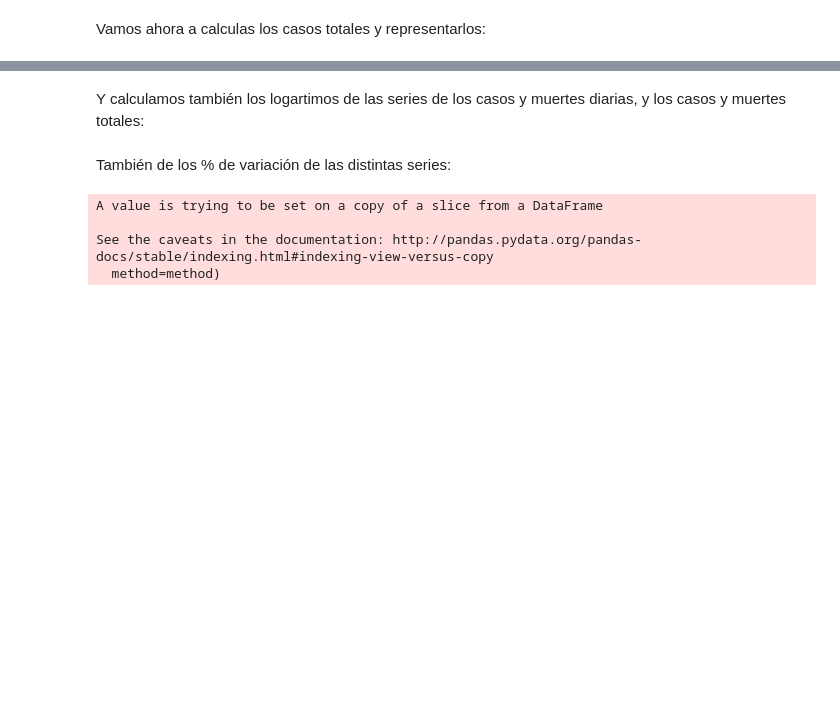
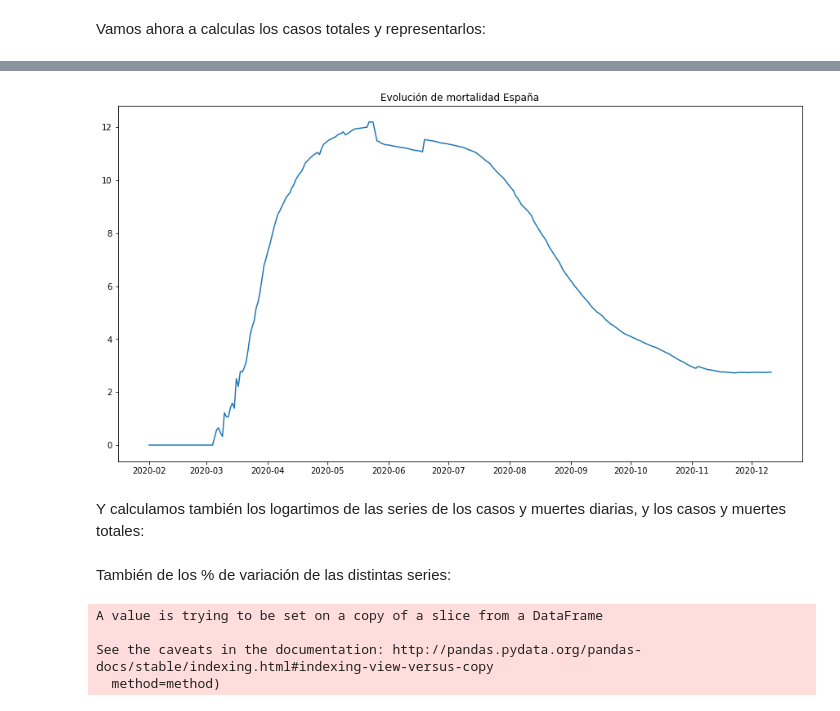
Before and after one commit to IllanL/analisis_coronavirus, a Jupyter notebook: 3) Análisis de datos por países/Análisis de datos por países.ipynb, the cells around one changed output, grey strips where cells are left out. Saved outputs shown, nothing was run; the diff lists cells and outputs as text; code cells hidden in the pictures; blank space fills up the shorter version.

```diff
--- a/3) Análisis de datos por países/Análisis de datos por países.ipynb
+++ b/3) Análisis de datos por países/Análisis de datos por países.ipynb
@@ -230,3 +235,8 @@ datos.loc[(datos['countries'] == 'Spain') & (datos['cases']>0), 'tot_deaths'].pl
+# %%
+plt.plot(datos_esp.index, 100*datos_esp['tot_deaths']/datos_esp['tot_cases'], label = '% mortalidad')
+plt.title('Evolución de mortalidad España');
+# %% [output]
+[figure, added]
 # %% [markdown]
 Y calculamos también los logartimos de las series de los casos y muertes diarias, y los casos y muertes totales:
 # %%
```
Also changed, not shown: parts of 16 cells of this notebook, 4 other files.
